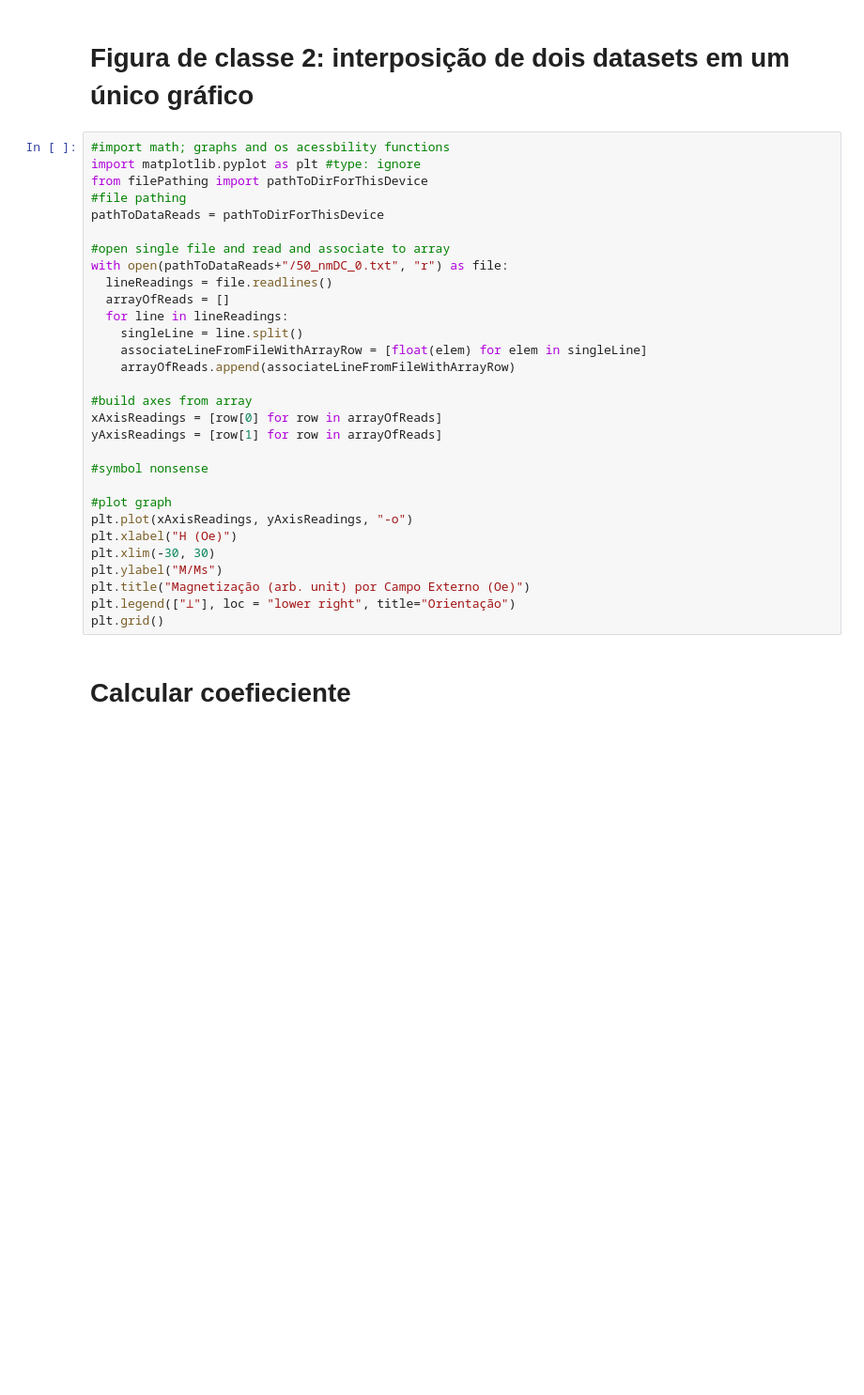
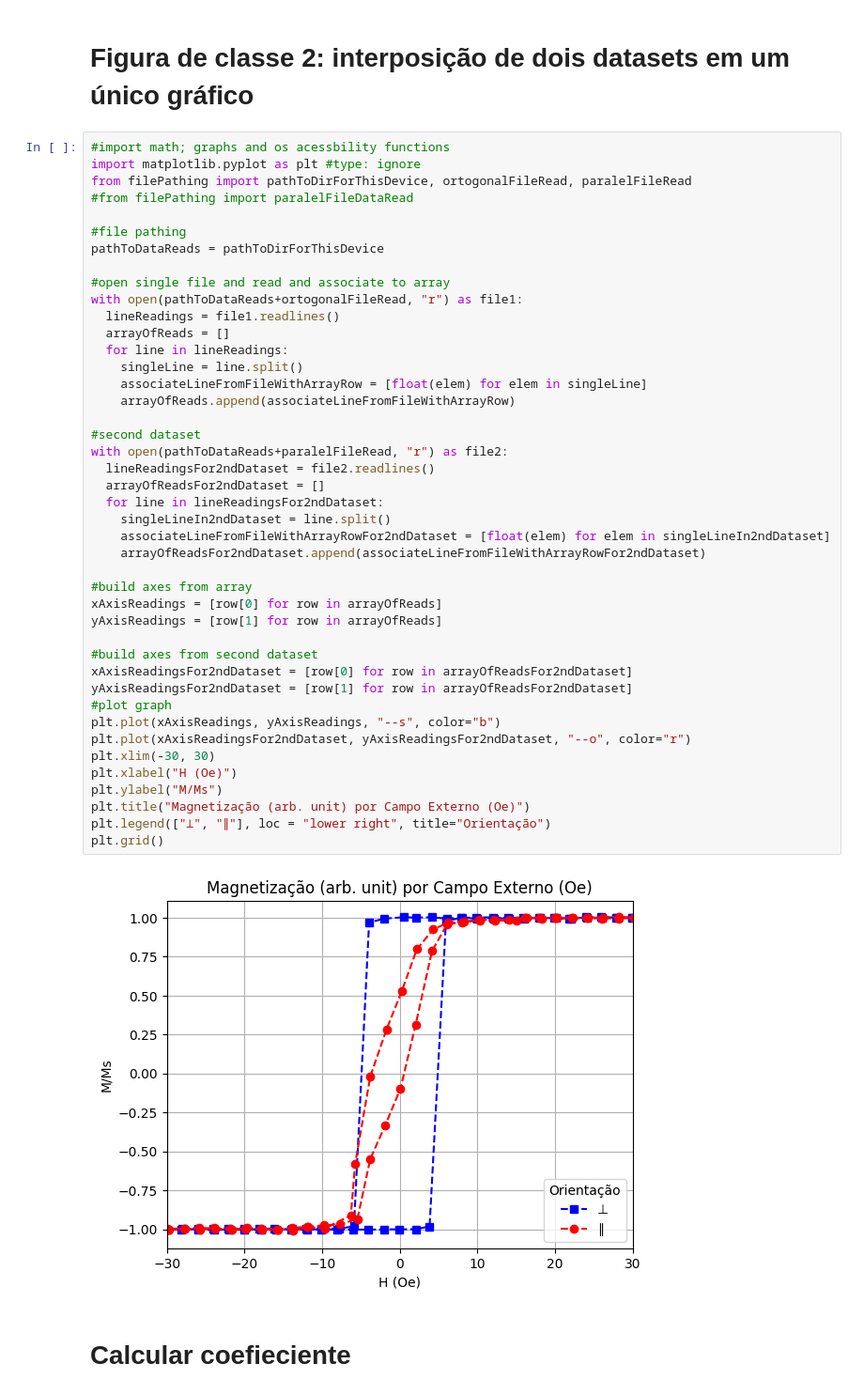
Before and after one commit to devAbq/tarefaDePlotagemDeDadosEmPython, a Jupyter notebook: main.ipynb, the cells around one changed output. Shown at 94% size. Drawn from its saved outputs; the diff is of its cells as text; blank space fills up the shorter version.

Commit message:
fixed file pathing, 'figuras de classe 2' done

```diff
--- a/main.ipynb
+++ b/main.ipynb
@@ -35,33 +35,48 @@ plt.grid()
 # %%
 #import math; graphs and os acessbility functions
 import matplotlib.pyplot as plt #type: ignore
-from filePathing import pathToDirForThisDevice
+from filePathing import pathToDirForThisDevice, ortogonalFileRead, paralelFileRead
+#from filePathing import paralelFileDataRead
+
 #file pathing
 pathToDataReads = pathToDirForThisDevice
 
 #open single file and read and associate to array
-with open(pathToDataReads+"/50_nmDC_0.txt", "r") as file:
-  lineReadings = file.readlines()
+with open(pathToDataReads+ortogonalFileRead, "r") as file1:
+  lineReadings = file1.readlines()
   arrayOfReads = []
   for line in lineReadings:
     singleLine = line.split()
     associateLineFromFileWithArrayRow = [float(elem) for elem in singleLine]
     arrayOfReads.append(associateLineFromFileWithArrayRow)
 
+#second dataset
+with open(pathToDataReads+paralelFileRead, "r") as file2:
+  lineReadingsFor2ndDataset = file2.readlines()
+  arrayOfReadsFor2ndDataset = []
+  for line in lineReadingsFor2ndDataset:
+    singleLineIn2ndDataset = line.split()
+    associateLineFromFileWithArrayRowFor2ndDataset = [float(elem) for elem in singleLineIn2ndDataset]
+    arrayOfReadsFor2ndDataset.append(associateLineFromFileWithArrayRowFor2ndDataset)
+
 #build axes from array
 xAxisReadings = [row[0] for row in arrayOfReads]
 yAxisReadings = [row[1] for row in arrayOfReads]
 
-#symbol nonsense
-
+#build axes from second dataset
+xAxisReadingsFor2ndDataset = [row[0] for row in arrayOfReadsFor2ndDataset]
+yAxisReadingsFor2ndDataset = [row[1] for row in arrayOfReadsFor2ndDataset]
 #plot graph
-plt.plot(xAxisReadings, yAxisReadings, "-o")
+plt.plot(xAxisReadings, yAxisReadings, "--s", color="b")
+plt.plot(xAxisReadingsFor2ndDataset, yAxisReadingsFor2ndDataset, "--o", color="r")
+plt.xlim(-30, 30)
 plt.xlabel("H (Oe)")
-plt.xlim(-30, 30)
 plt.ylabel("M/Ms")
 plt.title("Magnetização (arb. unit) por Campo Externo (Oe)")
-plt.legend(["⊥"], loc = "lower right", title="Orientação")
+plt.legend(["⊥", "∥"], loc = "lower right", title="Orientação")
 plt.grid()
+# %% [output]
+[figure, added]
 # %% [markdown]
 # Calcular coefieciente
 # %%
```
Also changed, not shown: parts of 1 cell of this notebook.
